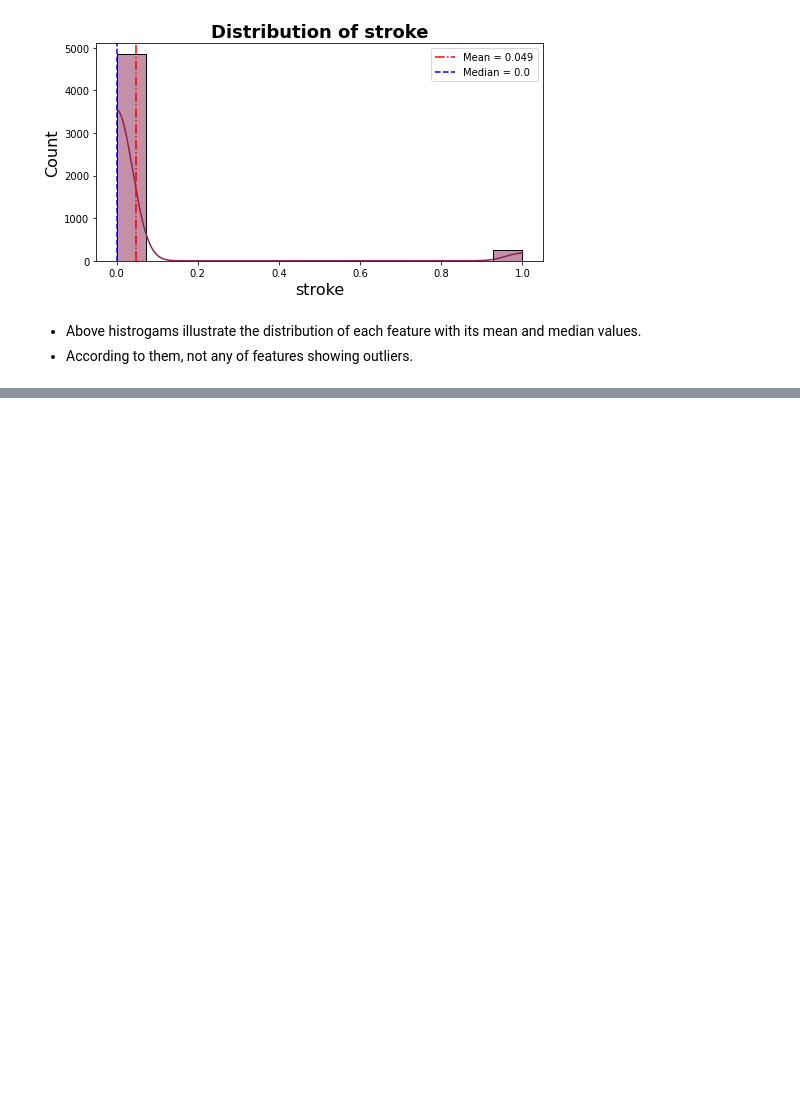
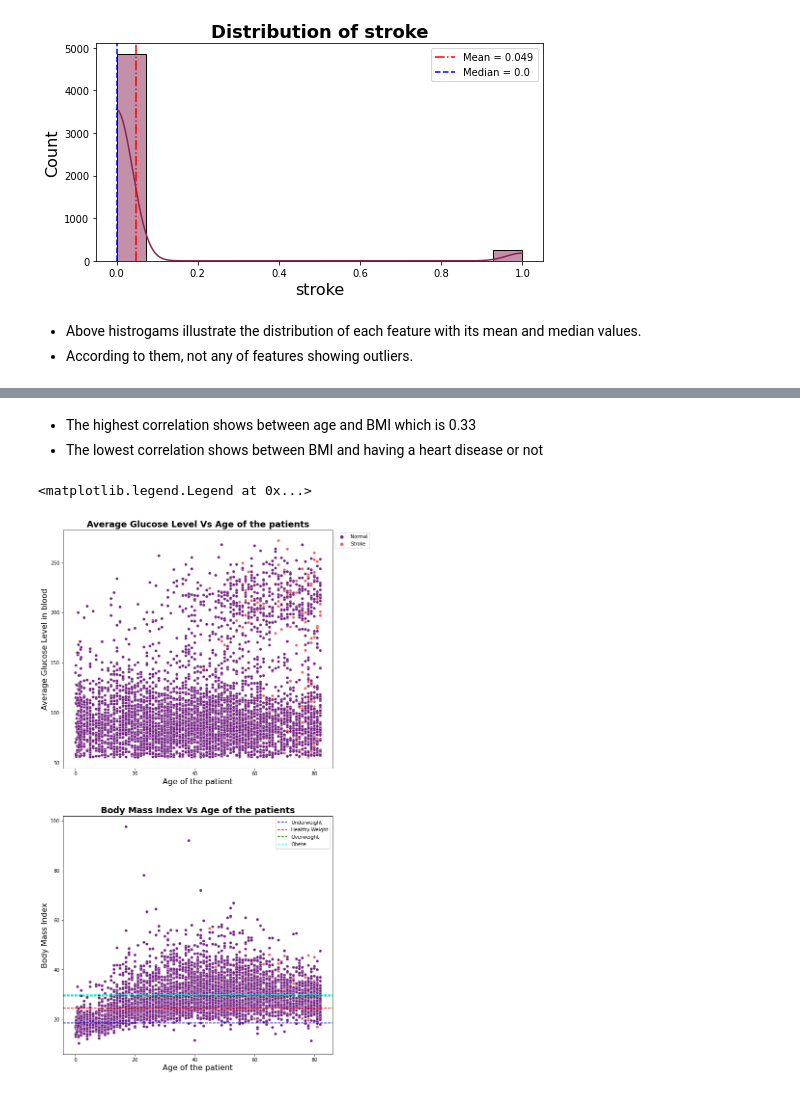
Before and after one commit to sheha919/Stroke_Prediction, a Jupyter notebook: stroke_prediction.ipynb, the cells around one changed output, grey strips where cells are left out. Cells and saved outputs as stored; diff of their text form; code cells hidden in the pictures; blank space fills up the shorter version.

```diff
--- a/stroke_prediction.ipynb
+++ b/stroke_prediction.ipynb
@@ -281,0 +304,26 @@ for i in str_num:
+# %% [markdown]
+- The highest correlation shows between age and BMI which is 0.33
+- The lowest correlation shows between BMI and having a heart disease or not
+# %%
+fig, axes = plt.subplots(2,1, figsize = (10,20))
+sns.scatterplot(data = ml_df, x = 'age', y = 'avg_glucose_level', hue = 'stroke', palette="magma", ax= axes[0])
+legend_labels, _= axes[0].get_legend_handles_labels()
+axes[0].legend(legend_labels, ['Normal', 'Stroke'], bbox_to_anchor=(1,1))
+axes[0].set_xlabel('Age of the patient', fontsize = 16)
+axes[0].set_ylabel('Average Glucose Level in blood', fontsize = 16)
+axes[0].set_title('Average Glucose Level Vs Age of the patients', fontsize = 18, fontweight = 'bold')
+
+
+sns.scatterplot(data = ml_df, x = 'age', y = 'bmi', hue = 'stroke', palette="magma", ax = axes[1], legend= False)
+axes[1].set_xlabel('Age of the patient', fontsize = 16)
+axes[1].set_ylabel('Body Mass Index', fontsize = 16)
+axes[1].set_title('Body Mass Index Vs Age of the patients', fontsize = 18, fontweight = 'bold')
+axes[1].axhline(18.5, ls = '--', color = 'blue', label = 'Underweight')
+axes[1].axhline(24.5, ls = '--', color = 'red', label = 'Healthy Weight')
+axes[1].axhline(29.5, ls = '--', color = 'green', label = 'Overweight')
+axes[1].axhline(30, ls = '--', color = 'cyan', label = 'Obese')
+
+axes[1].legend()
+# %% [output]
+<matplotlib.legend.Legend at 0x...>
+[figure, added]
```
Also changed, not shown: parts of 12 cells of this notebook.
